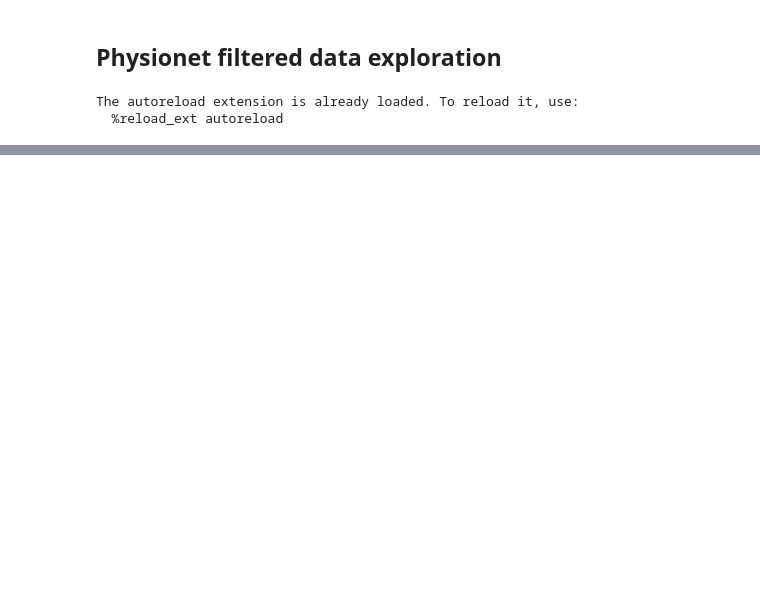
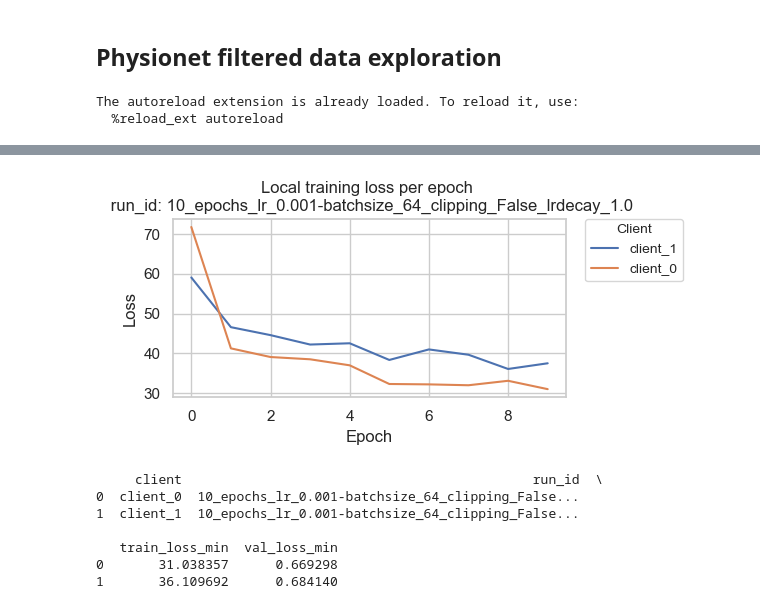
Before and after one commit to luisas/fl4tsf, a Jupyter notebook: analysis/03b_physionet_analysis.ipynb, the cells around one changed output, grey strips where cells are left out. Cells and saved outputs as stored; diff of their text form; code cells hidden in the pictures; blank space fills up the shorter version.

```diff
--- a/analysis/03b_physionet_analysis.ipynb
+++ b/analysis/03b_physionet_analysis.ipynb
@@ -36,14 +130,51 @@ result_json
 # %%
-df_centralized_evaluate = pd.DataFrame()
-df_federated_evaluate = pd.DataFrame()
-df_aggregation = pd.DataFrame()
-for file in result_json:
-    df_centralized_evaluate_temp, df_federated_evaluate_temp, df_aggregation_temp = read_loss_file(file)
-    df_centralized_evaluate = pd.concat([df_centralized_evaluate, df_centralized_evaluate_temp])
-    df_federated_evaluate = pd.concat([df_federated_evaluate, df_federated_evaluate_temp])
-    df_aggregation = pd.concat([df_aggregation, df_aggregation_temp])
-df = pd.concat([df_centralized_evaluate, df_federated_evaluate])
-df_summary_lambdas = get_summary_lambdas(df_aggregation)
+####################################
+#     Local training results
+####################################
+
+result_json_local = glob.glob(f"../results_physionet_filtered/**/local_training/**/loss_per_epoch.csv", recursive=True)
+result_json_local = list(set(result_json_local))
+result_json_local
+
+# plot loss per epoch
+df_local = pd.DataFrame()
+for file in result_json_local:
+    df_local_temp = pd.read_csv(file)
+    df_local_temp["client"] = file.split("/")[-5]
+    df_local_temp["run_id"] = file.split("/")[-3] + "_" + file.split("/")[-2]
+    df_local = pd.concat([df_local, df_local_temp])
+
+
+# identify minimum loss per client and run_id
+df_local_min = df_local.groupby(["client", "run_id"]).min().reset_index()
+df_local_min = df_local_min[["client", "run_id", "train_loss", "val_loss"]]
+df_local_min = df_local_min.rename(columns={"train_loss": "train_loss_min", "val_loss": "val_loss_min"})
+df_local_min
+
+# plot the 2 clients
+# set figure size
+run_id = df_local_temp["run_id"].unique()[0]
+df_local = df_local[df_local["run_id"] == run_id]
+plt.figure(figsize=(6, 3))
+sns.lineplot(data=df_local, x='epoch', y='train_loss', hue='client', markers=True, dashes=False)
+plt.legend(bbox_to_anchor=(1.05, 1), loc='upper left',
+           borderaxespad=0., title='Client', fontsize='small', title_fontsize='small')
+plt.xlabel("Epoch")
+plt.ylabel("Loss")
+plt.title("Local training loss per epoch \n run_id: " + run_id)
+plt.tight_layout()
+plt.show()
+
+print(df_local_min)
+# %% [output]
+[figure, added]
+     client                                             run_id  \
+0  client_0  10_epochs_lr_0.001-batchsize_64_clipping_False...
+1  client_1  10_epochs_lr_0.001-batchsize_64_clipping_False...
+
+   train_loss_min  val_loss_min
+0       31.038357      0.669298
+1       36.109692      0.684140
 # %%
 loss_df = df[df['type'].isin(["centralized", "federated"])]
 
```
Also changed, not shown: parts of 11 cells of this notebook, 14 other files.
